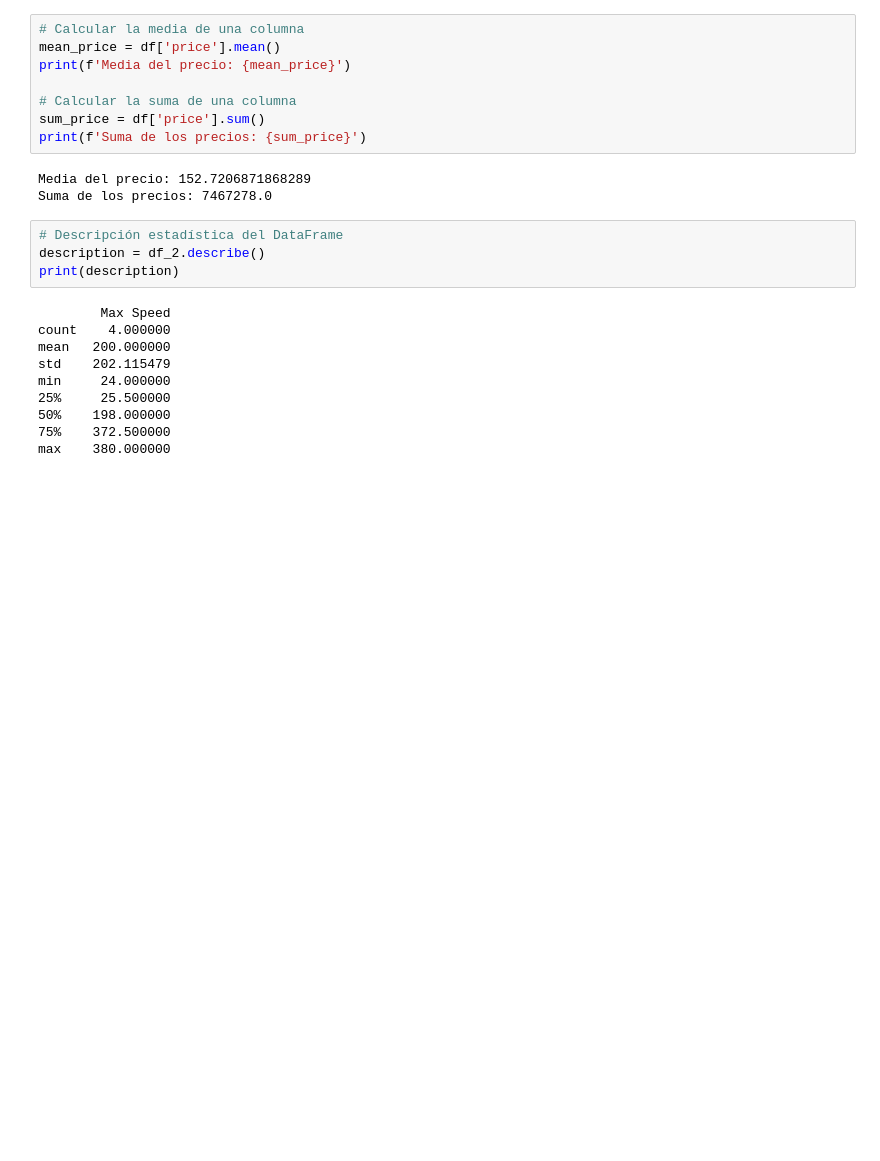
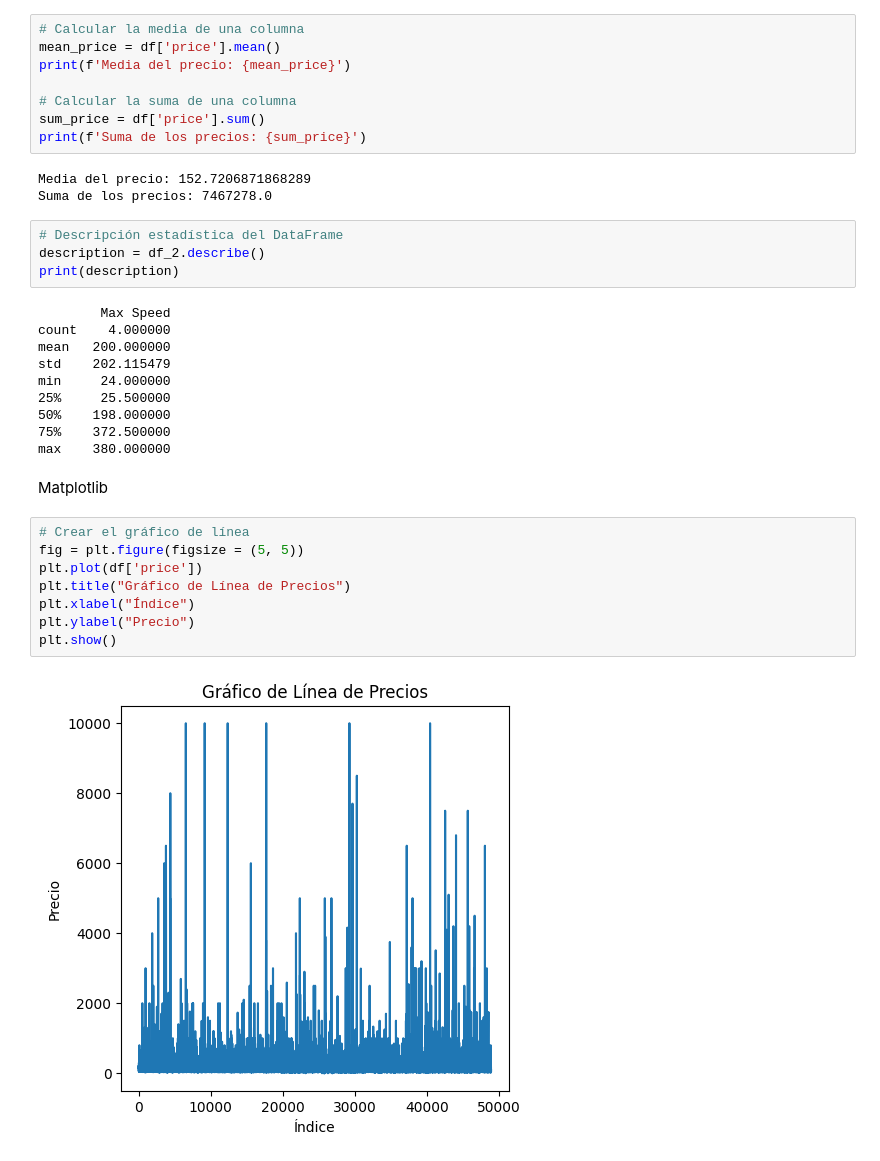
Before and after one commit to Elisag28/machine_learning_test, a Jupyter notebook: src/numpy.ipynb, the cells around one changed output. Cells and saved outputs as stored; diff of their text form; blank space fills up the shorter version.

```diff
--- a/src/numpy.ipynb
+++ b/src/numpy.ipynb
@@ -433,3 +432,15 @@ min     24.000000
 50%    198.000000
 75%    372.500000
 max    380.000000
+# %% [markdown]
+Matplotlib
+# %%
+# Crear el gráfico de línea
+fig = plt.figure(figsize = (5, 5))
+plt.plot(df['price'])
+plt.title("Gráfico de Línea de Precios")
+plt.xlabel("Índice")
+plt.ylabel("Precio")
+plt.show()
+# %% [output]
+[figure, added]
```
Also changed, not shown: parts of 6 cells of this notebook.
